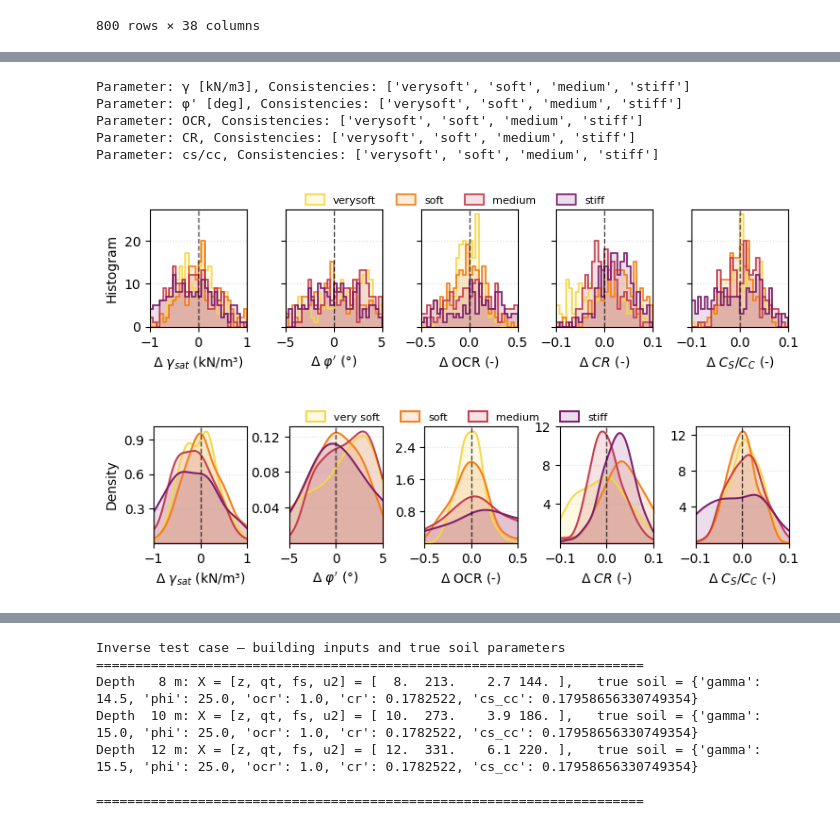
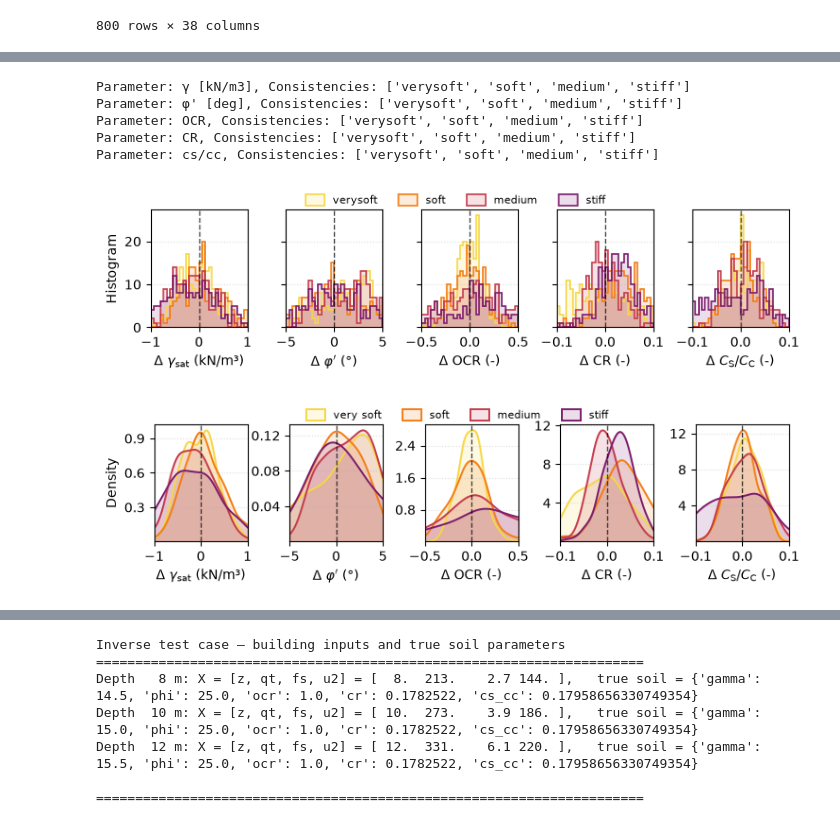
Before and after one commit to harifel/cpt-pce-surrogate, a Jupyter notebook: src/1010_a_inverse_model_PCE.ipynb, the cells around one changed output, grey strips where cells are left out. Drawn from its saved outputs; the diff is of its cells as text; code cells hidden in the pictures.

```diff
--- a/src/1010_a_inverse_model_PCE.ipynb
+++ b/src/1010_a_inverse_model_PCE.ipynb
@@ -68,7 +63,7 @@ Processing .. done!
 UQ[PY]LAB session started.
 # %%
 data_dir = Path(DATA_DIR / "02_database")
-file_name = "inverse_training_consistency_4000.csv"
+file_name = "inverse_training_consistency_1600.csv"
 file_path = data_dir / file_name
 
 PCE_database_total = pd.read_csv(file_path)
@@ -910,7 +910,7 @@ Avg R² (physical, test set): 0.795318 (gamma=0.883303, phi=0.717158, ocr=0.9323
 
 # Adjust to your file/sheet if needed (can reuse the same as in forward model)
 DATA_SUBDIR = "02_database"
-DATA_FILE_NAME = "GPFEM_database_20260414.xlsx"
+DATA_FILE_NAME = "GPFEM_database_20260624.xlsx"
 DATA_SHEET_NAME = "Testdata"
 
 df_summary_inv = pd.read_excel(
@@ -1163,13 +1163,12 @@ plt.subplots_adjust(wspace=0.2, bottom=0.2)
 import matplotlib.patches as mpatches
 import matplotlib.colors as mcolors
 
-
 param_display = {
-    "γ [kN/m3]": r"$\Delta~\gamma_{sat}$ (kN/m³)",
+    "γ [kN/m3]": r"$\Delta~\gamma_{\mathrm{sat}}$ (kN/m³)",
     "φ' [deg]":   r"$\Delta~\varphi'$ (°)",
     "OCR":   r"$\Delta$ OCR (-)",
-    "CR":    r"$\Delta~CR$ (-)",
-    "cs/cc": r"$\Delta~C_S/C_C$ (-)",
+    "CR":    r"$\Delta~\mathrm{CR}$ (-)",
+    "cs/cc": r"$\Delta~C_{\mathrm{S}}/C_{\mathrm{C}}$ (-)",
 }
 
 # 1. Compute Absolute Error
@@ -1227,46 +1226,53 @@ for i, cons in enumerate(unique_consistencies):
     # and use the original full-opacity color for the edge
     face_col = mcolors.to_rgba(colors[i], alpha=0.15)
     edge_col = mcolors.to_rgba(colors[i], alpha=1.0)
 
     patch = mpatches.Patch(
         facecolor=face_col,
         edgecolor=edge_col,
         linewidth=1.2,
         label=cons
     )
     legend_handles.append(patch)
 
 fig.legend(
     handles=legend_handles,
     loc='lower center',
     bbox_to_anchor=(0.5, 0.85),
     ncol=len(unique_consistencies),
     frameon=False,
     handleheight=1.2,
     handlelength=1.8,
     fontsize=8
 )
 
 plt.subplots_adjust(wspace=0.4, bottom=0.25, left=0.07, right=0.97)
-plt.savefig(PLOTS_DIR / "pce_depth_based_residual_histograms.png", dpi=1000)
+
+# Save all three formats from the same figure
+base = PLOTS_DIR / "pce_depth_based_residual_histograms"
+
+plt.savefig(f"{base}.pdf", dpi=1000)
+plt.savefig(f"{base}.tiff", dpi=1000)
+plt.savefig(f"{base}.jpg", dpi=1000)
 # %% [output]
 Parameter: γ [kN/m3], Consistencies: ['verysoft', 'soft', 'medium', 'stiff']
 Parameter: φ' [deg], Consistencies: ['verysoft', 'soft', 'medium', 'stiff']
 Parameter: OCR, Consistencies: ['verysoft', 'soft', 'medium', 'stiff']
 Parameter: CR, Consistencies: ['verysoft', 'soft', 'medium', 'stiff']
 Parameter: cs/cc, Consistencies: ['verysoft', 'soft', 'medium', 'stiff']
-[figure, old version]
+[figure, new version]
 # %%
 import matplotlib.patches as mpatches
 import matplotlib.colors as mcolors
 from scipy.stats import gaussian_kde
 
+
 param_display = {
-    "γ [kN/m3]": r"$\Delta~\gamma_{sat}$ (kN/m³)",
+    "γ [kN/m3]": r"$\Delta~\gamma_{\mathrm{sat}}$ (kN/m³)",
     "φ' [deg]":   r"$\Delta~\varphi'$ (°)",
     "OCR":   r"$\Delta$ OCR (-)",
-    "CR":    r"$\Delta~CR$ (-)",
-    "cs/cc": r"$\Delta~C_S/C_C$ (-)",
+    "CR":    r"$\Delta~\mathrm{CR}$ (-)",
+    "cs/cc": r"$\Delta~C_{\mathrm{S}}/C_{\mathrm{C}}$ (-)",
 }
 
 # 1. Compute Absolute Error
@@ -1350,9 +1356,15 @@ fig.legend(
 )
 
 plt.subplots_adjust(wspace=0.45, bottom=0.25, left=0.07, right=0.97)
-plt.savefig(PLOTS_DIR / "pce_depth_based_residual_densities.png", dpi=1000)
+
+# Save all three formats from the same figure
+base = PLOTS_DIR / "pce_depth_based_residual_densities"
+
+plt.savefig(f"{base}.pdf", dpi=1000)
+plt.savefig(f"{base}.tiff", dpi=1000)
+plt.savefig(f"{base}.jpg", dpi=1000)
 # %% [output]
-[figure, old version]
+[figure, new version]
 # %%
 # 1. Compute Absolute Error (Residual = Predicted - True)
 residual_series_inv = [
```
Also changed, not shown: parts of 13 cells of this notebook, 1 other file.
